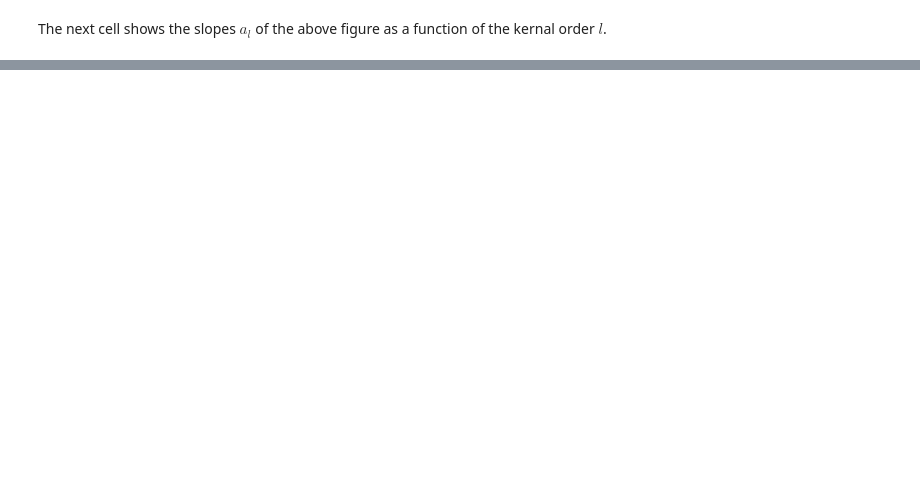
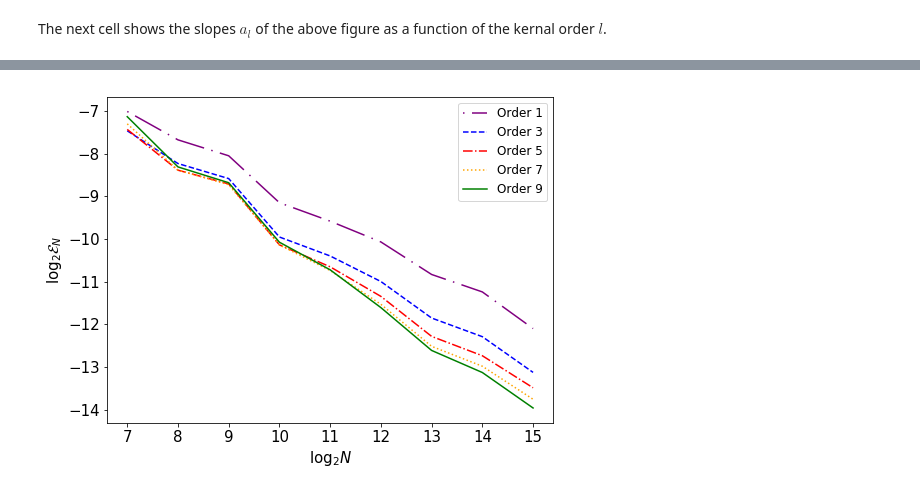
Before and after one commit to YatingLiu2023/HoffmannLiu23_Density_Simulation_for_McKean-Vlasov, a Jupyter notebook: 1-McKean-Vlasov SDE with linear interaction/McKean-Vlasov SDE with linear interaction.ipynb, the cells around one changed output, grey strips where cells are left out. Cells and saved outputs as stored; diff of their text form; code cells hidden in the pictures; blank space fills up the shorter version.

```diff
--- a/1-McKean-Vlasov SDE with linear interaction/McKean-Vlasov SDE with linear interaction.ipynb
+++ b/1-McKean-Vlasov SDE with linear interaction/McKean-Vlasov SDE with linear interaction.ipynb
@@ -630,0 +659,21 @@ plt.savefig('strong_error_slope.png')
+# %%
+plt.figure(figsize = (8,6))
+plt.plot(np.log2(N_vec), np.log2(error_N_Gaussian_kernel),"purple", dashes=[1, 5, 20, 5], label="Order 1") # Order 1
+plt.plot(np.log2(N_vec), np.log2(error_N_O3_kernel),"b", linestyle = 'dashed', label="Order 3") # Order 3
+plt.plot(np.log2(N_vec), np.log2(error_N_O5_kernel),"r",linestyle = 'dashdot',  label="Order 5") # Order 5
+plt.plot(np.log2(N_vec), np.log2(error_N_O7_kernel),"orange",linestyle = 'dotted', label="Order 7") # Order 7
+plt.plot(np.log2(N_vec), np.log2(error_N_O9_kernel),"green", linestyle = 'solid', label="Order 9") # Order 9
+plt.legend(fontsize=12)
+
+
+plt.xlabel("$\log_{2}N$", fontsize = 15)
+plt.ylabel("$\log_{2}\mathcal{E}_N$", fontsize = 15)
+
+plt.xticks(fontsize = 15)
+plt.yticks(fontsize = 15)
+
+plt.savefig('strong_error3.png')
+
+plt.savefig('strong_error3.eps', format='eps')
+# %% [output]
+[figure, added]
```
Also changed, not shown: parts of 20 cells of this notebook, 1 other file.
